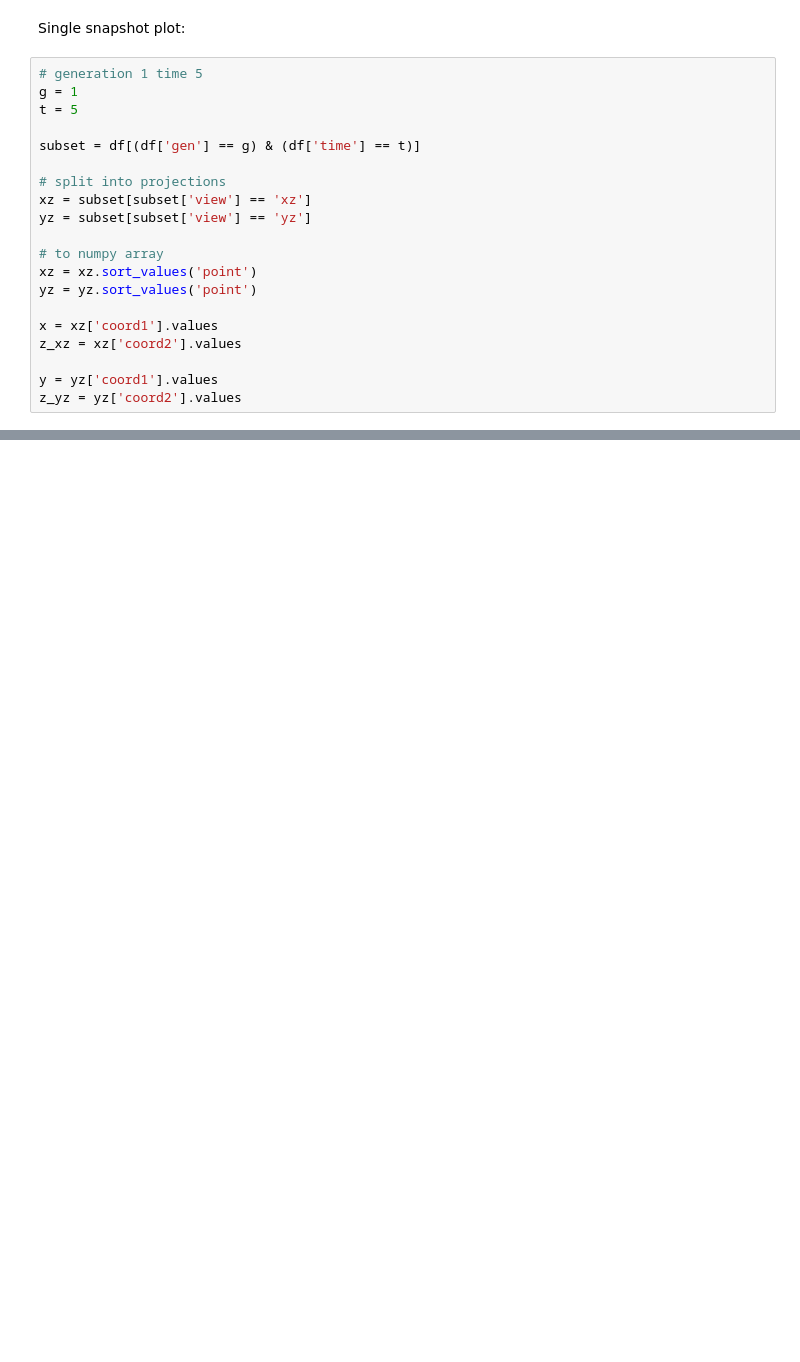
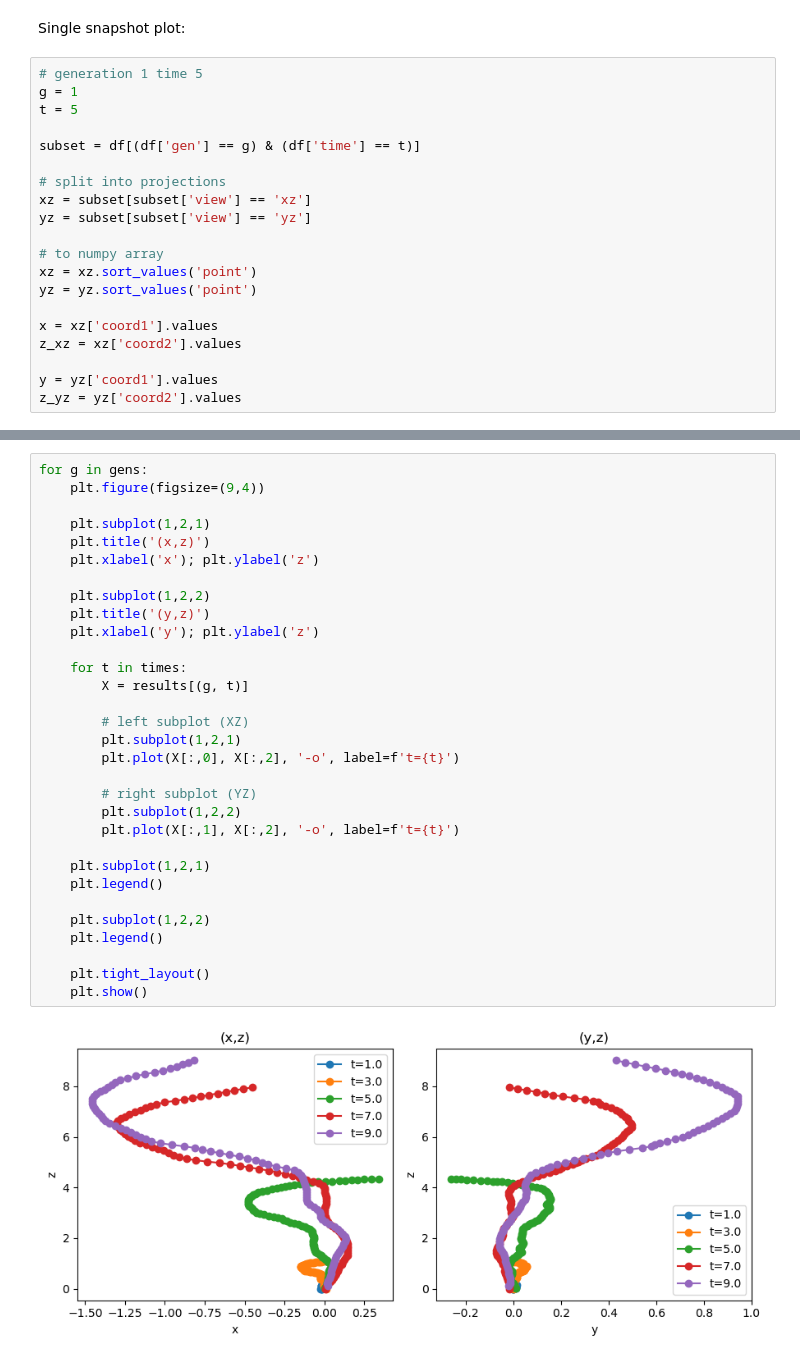
Before and after one commit to josef-lin/HFSP-dodder, a Jupyter notebook: data-reconstruction/data-reconstruction.ipynb, the cells around one changed output, grey strips where cells are left out. Cells and saved outputs as stored; diff of their text form; blank space fills up the shorter version.

```diff
--- a/data-reconstruction/data-reconstruction.ipynb
+++ b/data-reconstruction/data-reconstruction.ipynb
@@ -61,0 +218,33 @@ plt.show()
+# %%
+for g in gens:
+    plt.figure(figsize=(9,4))
+
+    plt.subplot(1,2,1)
+    plt.title('(x,z)')
+    plt.xlabel('x'); plt.ylabel('z')
+
+    plt.subplot(1,2,2)
+    plt.title('(y,z)')
+    plt.xlabel('y'); plt.ylabel('z')
+
+    for t in times:
+        X = results[(g, t)]
+
+        # left subplot (XZ)
+        plt.subplot(1,2,1)
+        plt.plot(X[:,0], X[:,2], '-o', label=f't={t}')
+
+        # right subplot (YZ)
+        plt.subplot(1,2,2)
+        plt.plot(X[:,1], X[:,2], '-o', label=f't={t}')
+
+    plt.subplot(1,2,1)
+    plt.legend()
+
+    plt.subplot(1,2,2)
+    plt.legend()
+
+    plt.tight_layout()
+    plt.show()
+# %% [output]
+[figure, added]
```
Also changed, not shown: parts of 18 cells of this notebook, 1 other file.
